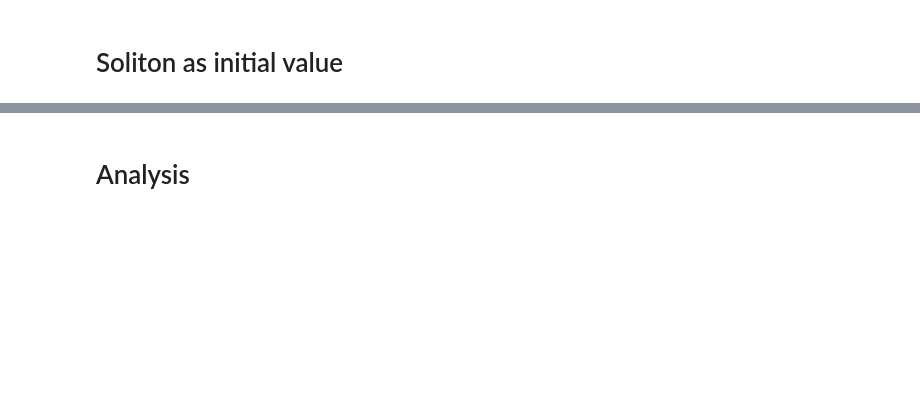
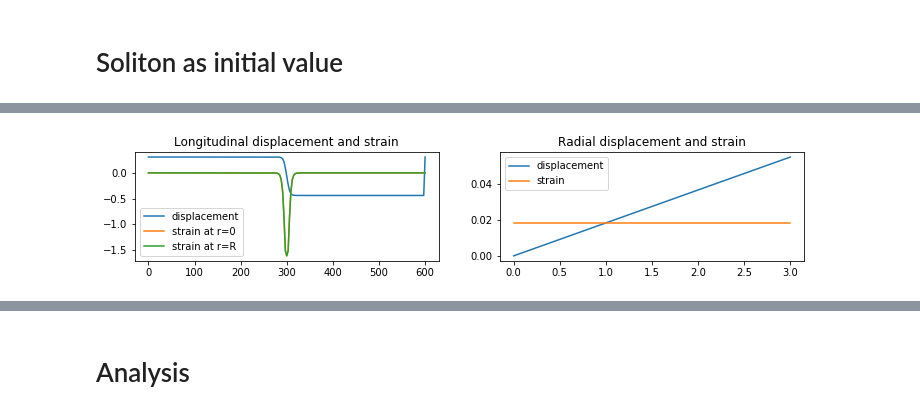
Before and after one commit to fgarbuzov/Spectral, a Jupyter notebook: NonlinearCylinder.ipynb, the cells around one changed output, grey strips where cells are left out. Cells and saved outputs as stored; diff of their text form; code cells hidden in the pictures; blank space fills up the shorter version.

```diff
--- a/NonlinearCylinder.ipynb
+++ b/NonlinearCylinder.ipynb
@@ -133,0 +150,3 @@ KeyboardInterrupt:
+# %%
+%%time
+U, V, E = simulation(u0, v0, T, x, rod.c)
@@ -269,0 +235,41 @@ anim
+# %%
+t0 = 0
+t_max = 1000.0
+dt = 50.0
+A0 = -0.2
+
+T = np.arange(t0, t_max + dt/2, dt)
+# %%
+xi = x_field - rod.L/2
+v = rod.sol_gardner_params(A0)[2]
+u_data = np.zeros((3,) + mesh.shape)
+u_data[0] += rod.sol_gardner_displ(A0, xi.func, 0)
+u_data_strain = rod.sol_gardner_strain(A0, xi.func, 0)
+u0_strain = TensorField(mesh, u_data_strain)
+
+u1 = rod.R**2*rod.a1*u0_strain.diff(0).diff(0)
+u2 = rod.a2*(xi*v/rod.c*u0_strain.diff(0))
+u3 = rod.a3*TensorField(mesh, u0_strain.diff(0).func*
+                        rod.sol_gardner_displ(A0, xi.func, 0))
+u0 = TensorField(mesh, u_data)
+u0[0] -= TensorField(mesh, indef_integral(u1 + u2 + u3, xi))
+#u0_plain = TensorField(mesh, u_data)
+u0[1] -= r_field*rod.nu*u0[0].diff(0)
+#u0[0] += r_field**2*U2(u0_plain[0])
+#u0[1] += (r_field*(g(u0_plain[0]) + rod.R**2*f(u0_plain[0]))
+#          + r_field**3*V3(u0_plain[0], U2(u0_plain[0])))
+v0 = -(rod.c + v)*u0.diff(0)
+# %%
+# plot initial value
+x = np.linspace(0, rod.L, 201)
+r = np.linspace(0, rod.R, 101)
+fig, ax = plt.subplots(1, 2, figsize=(12,2))
+ax[0].plot(x, u0[0](x, 0, 0), x, 30*u0[0].diff(0)(x, 0, 0), x, 30*u0[0].diff(0)(x, 5, 0))
+ax[0].set_title('Longitudinal displacement and strain')
+ax[0].legend(['displacement', 'strain at r=0', 'strain at r=R'], loc=3)
+ax[1].plot(r, u0[1](rod.L/2, r, 0), r, u0[1].diff(1)(rod.L/2, r, 0))
+ax[1].set_title('Radial displacement and strain')
+ax[1].legend(['displacement', 'strain'], loc=2)
+plt.show()
+# %% [output]
+[figure, added]
```
Also changed, not shown: parts of 40 cells of this notebook, 8 other files.
